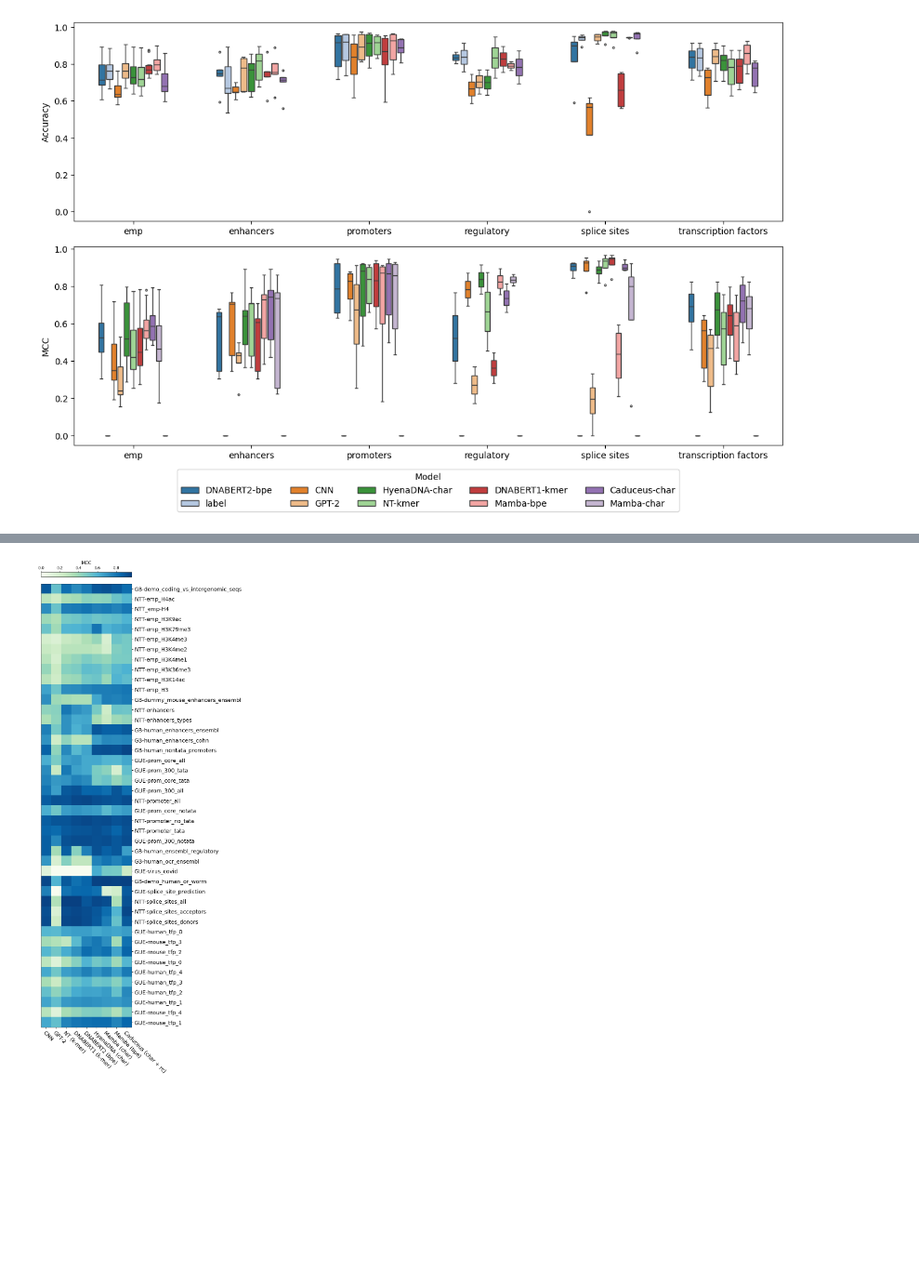
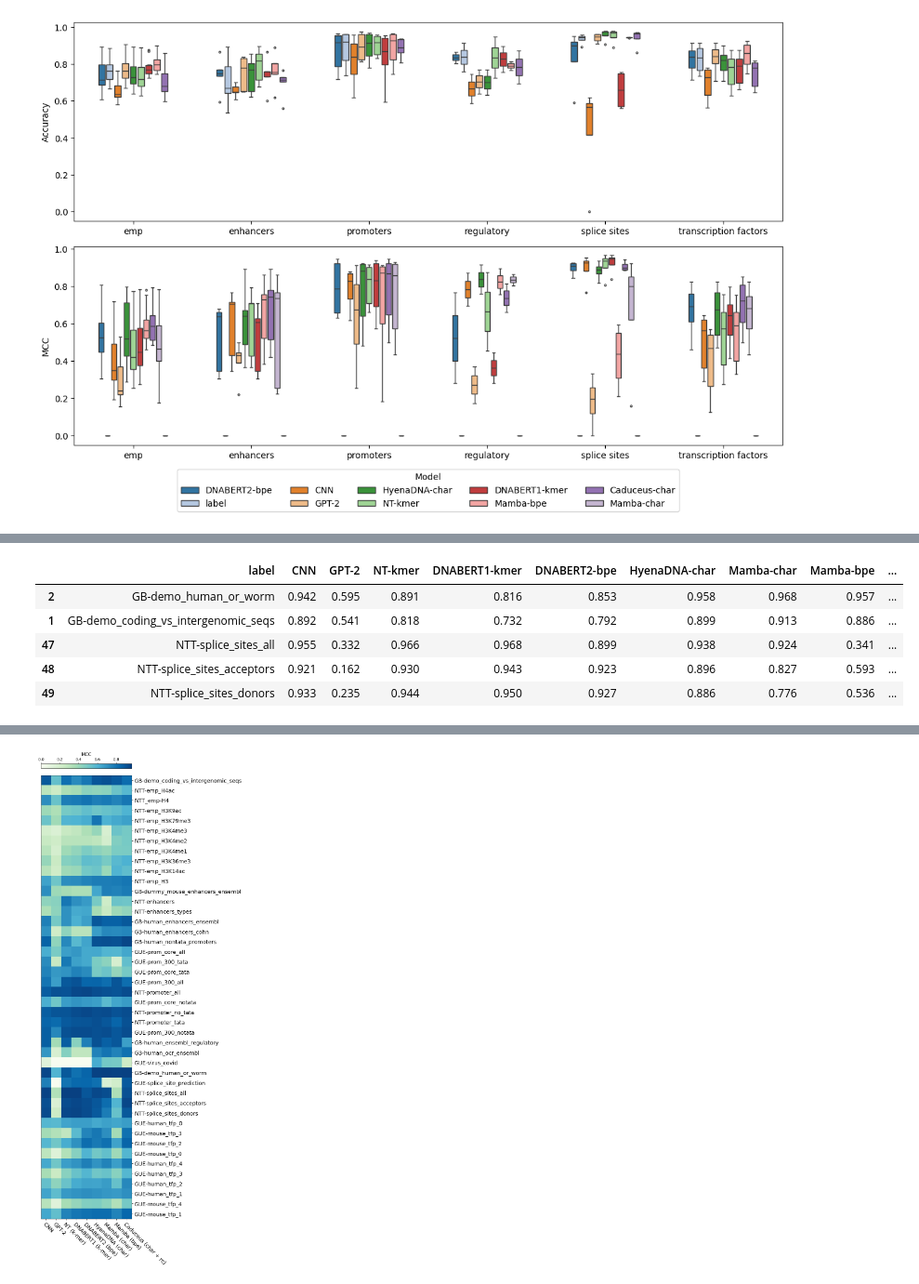
Before and after one commit to leannmlindsey/gLM_tokenization, a Jupyter notebook: TokenizationFINALFigures.ipynb, the cells around one changed output, grey strips where cells are left out. Shown at 93% size. Saved outputs shown, nothing was run; the diff lists cells and outputs as text; code cells hidden in the pictures; blank space fills up the shorter version.

```diff
--- a/TokenizationFINALFigures.ipynb
+++ b/TokenizationFINALFigures.ipynb
@@ -297,4 +356,11 @@ df_numeric = df[df['Benchmark'].isin(['Genomic Benchmark', 'Nucleotide Transform
 # %%
-df_numeric = df_numeric.drop(columns=['Category', 'Benchmark','Abb','label'])
-#df_numeric
+df_numeric = df_numeric.drop(columns=['Category', 'Benchmark','Dataset','Abb'])
+df_numeric.head()
+# %% [output]
+|  | label | CNN | GPT-2 | NT-kmer | DNABERT1-kmer | DNABERT2-bpe | HyenaDNA-char | Mamba-char | Mamba-bpe | ... |
+| 2 | GB-demo_human_or_worm | 0.942 | 0.595 | 0.891 | 0.816 | 0.853 | 0.958 | 0.968 | 0.957 | ... |
+| 1 | GB-demo_coding_vs_intergenomic_seqs | 0.892 | 0.541 | 0.818 | 0.732 | 0.792 | 0.899 | 0.913 | 0.886 | ... |
+| 47 | NTT-splice_sites_all | 0.955 | 0.332 | 0.966 | 0.968 | 0.899 | 0.938 | 0.924 | 0.341 | ... |
+| 48 | NTT-splice_sites_acceptors | 0.921 | 0.162 | 0.930 | 0.943 | 0.923 | 0.896 | 0.827 | 0.593 | ... |
+| 49 | NTT-splice_sites_donors | 0.933 | 0.235 | 0.944 | 0.950 | 0.927 | 0.886 | 0.776 | 0.536 | ... |
 # %%
```
Also changed, not shown: parts of 57 cells of this notebook.
